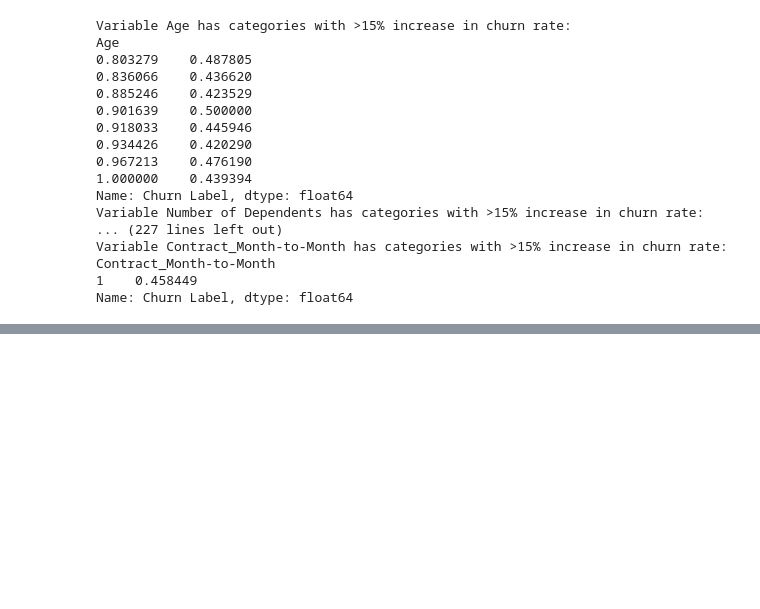
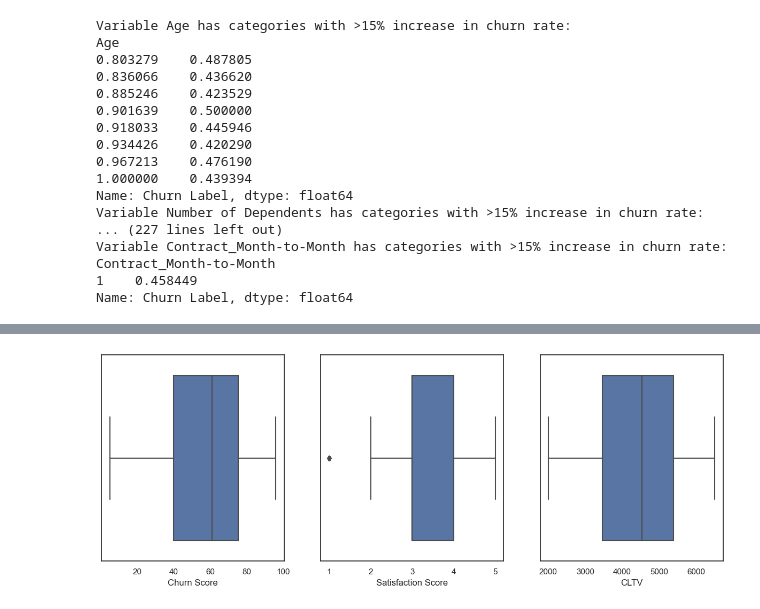
Before and after one commit to sarasustelosantos/bootcamp_group, a Jupyter notebook: 01_data_exploration.ipynb, the cells around one changed output, grey strips where cells are left out. Saved outputs shown, nothing was run; the diff lists cells and outputs as text; code cells hidden in the pictures; blank space fills up the shorter version.

```diff
--- a/01_data_exploration.ipynb
+++ b/01_data_exploration.ipynb
@@ -1483,0 +1508,10 @@ In-house models analysis
+# %%
+fig, axes = plt.subplots(nrows=1, ncols=3, figsize=(15, 5))
+
+sns.boxplot(x='Churn Score', data=df, ax=axes[0])
+sns.boxplot(x='Satisfaction Score', data=df, ax=axes[1])
+sns.boxplot(x='CLTV', data=df, ax=axes[2])
+
+plt.show()
+# %% [output]
+[figure, added]
```
Also changed, not shown: parts of 9 cells of this notebook.
